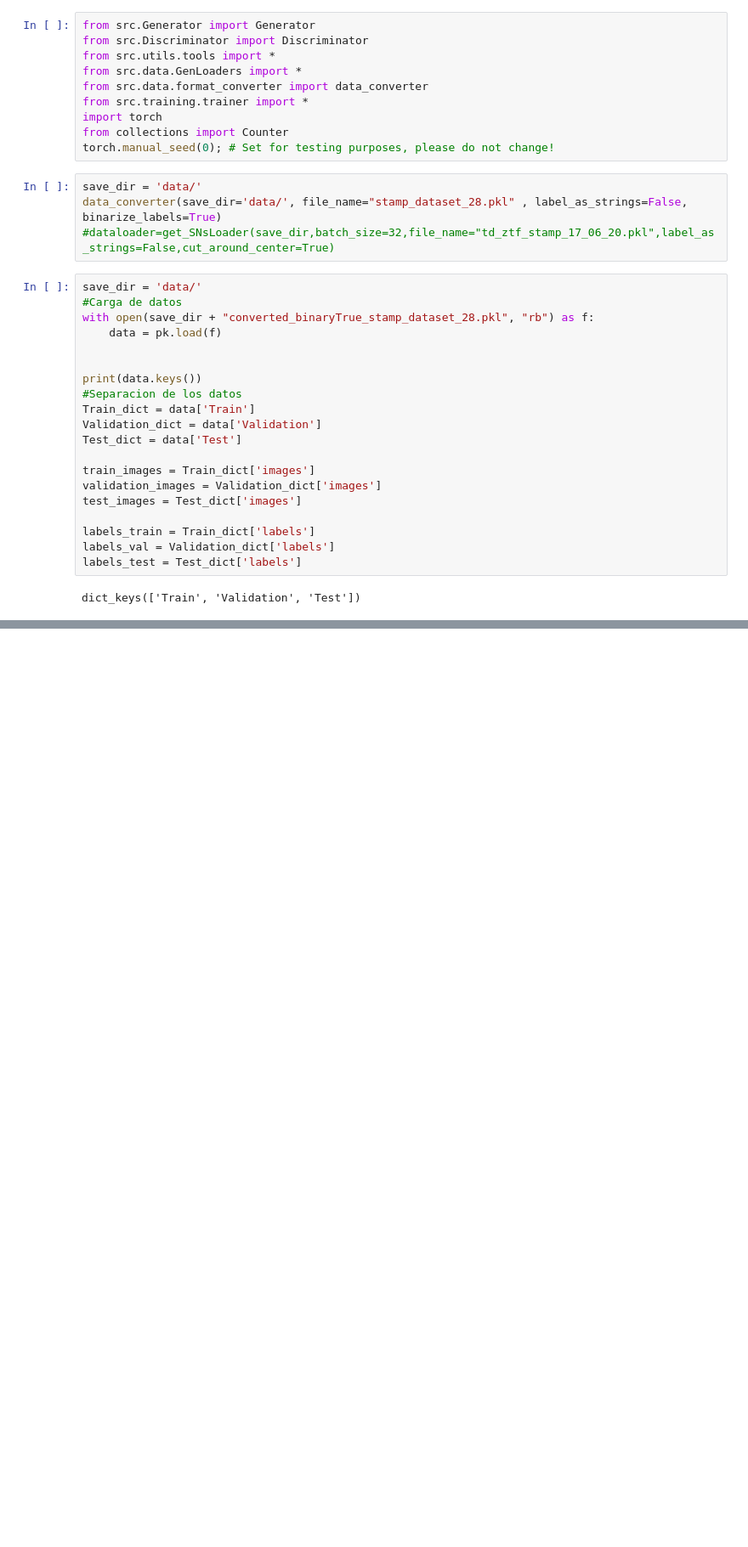
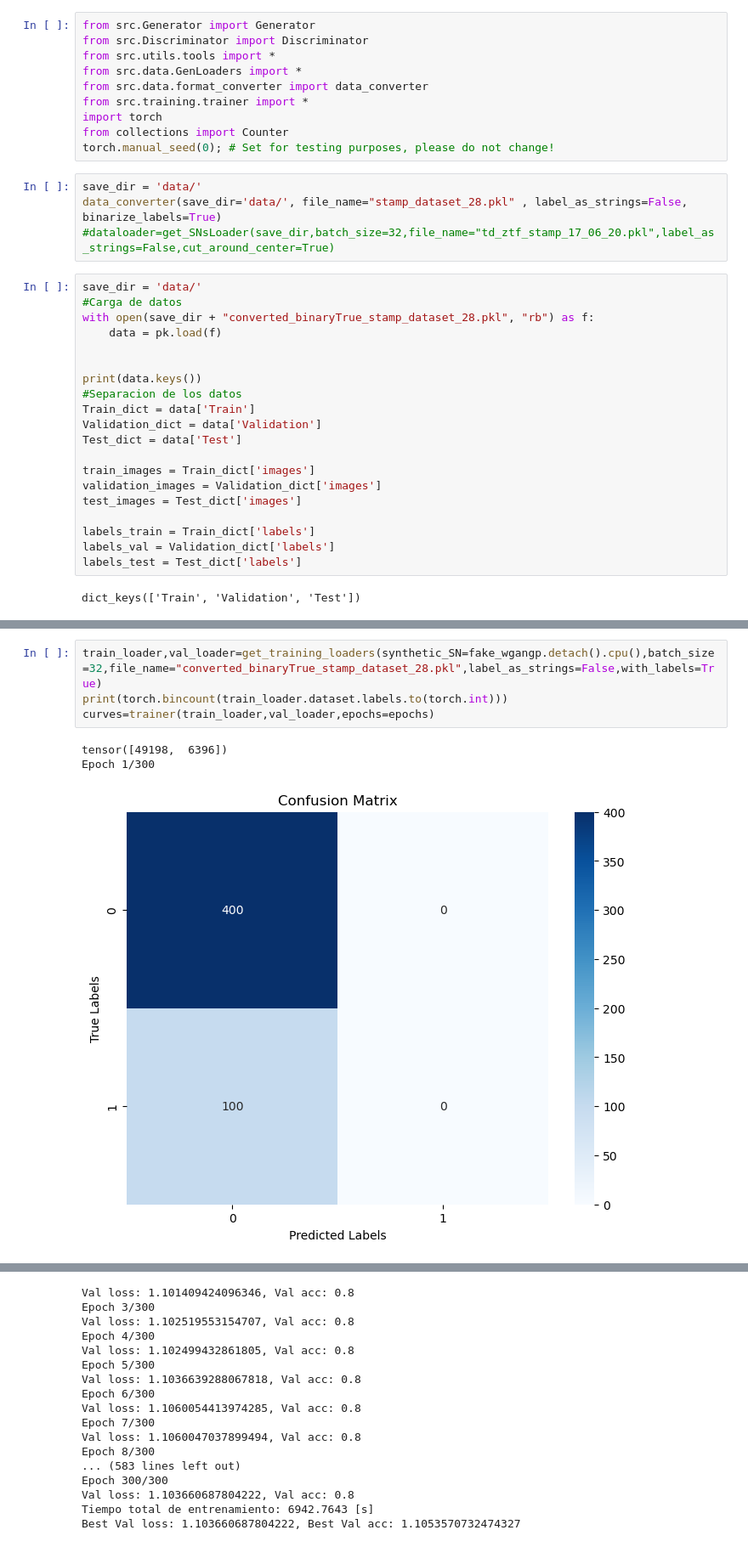
Before and after one commit to nfierroflo/Astronomical-Images-with-GANs, a Jupyter notebook: binary_class_experiments.ipynb, the cells around one changed output, grey strips where cells are left out. Shown at 85% size. Saved outputs shown, nothing was run; the diff lists cells and outputs as text; blank space fills up the shorter version.

```diff
--- a/binary_class_experiments.ipynb
+++ b/binary_class_experiments.ipynb
@@ -62,0 +114,8 @@ KeyboardInterrupt:
+# %%
+train_loader,val_loader=get_training_loaders(synthetic_SN=fake_wgangp.detach().cpu(),batch_size=32,file_name="converted_binaryTrue_stamp_dataset_28.pkl",label_as_strings=False,with_labels=True)
+print(torch.bincount(train_loader.dataset.labels.to(torch.int)))
+curves=trainer(train_loader,val_loader,epochs=epochs)
+# %% [output]
+tensor([49198,  6396])
+Epoch 1/300
+[figure, added]
@@ -62,0 +124,17 @@ KeyboardInterrupt:
+Val loss: 1.101409424096346, Val acc: 0.8
+Epoch 3/300
+Val loss: 1.102519553154707, Val acc: 0.8
+Epoch 4/300
+Val loss: 1.102499432861805, Val acc: 0.8
+Epoch 5/300
+Val loss: 1.1036639288067818, Val acc: 0.8
+Epoch 6/300
+Val loss: 1.1060054413974285, Val acc: 0.8
+Epoch 7/300
+Val loss: 1.1060047037899494, Val acc: 0.8
+Epoch 8/300
+... (583 lines left out)
+Epoch 300/300
+Val loss: 1.103660687804222, Val acc: 0.8
+Tiempo total de entrenamiento: 6942.7643 [s]
+Best Val loss: 1.103660687804222, Best Val acc: 1.1053570732474327
```
Also changed, not shown: parts of 13 cells of this notebook, 8 other files.
